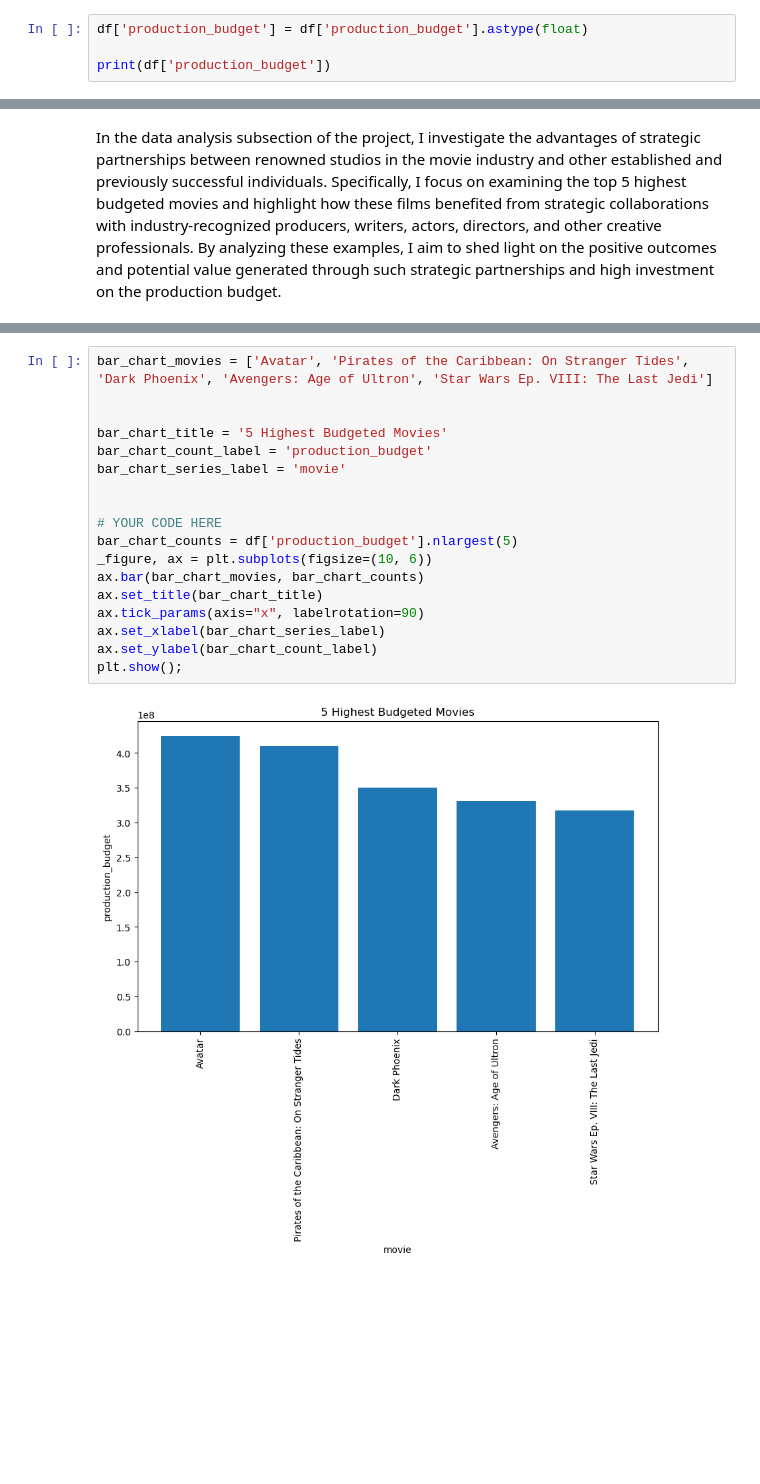
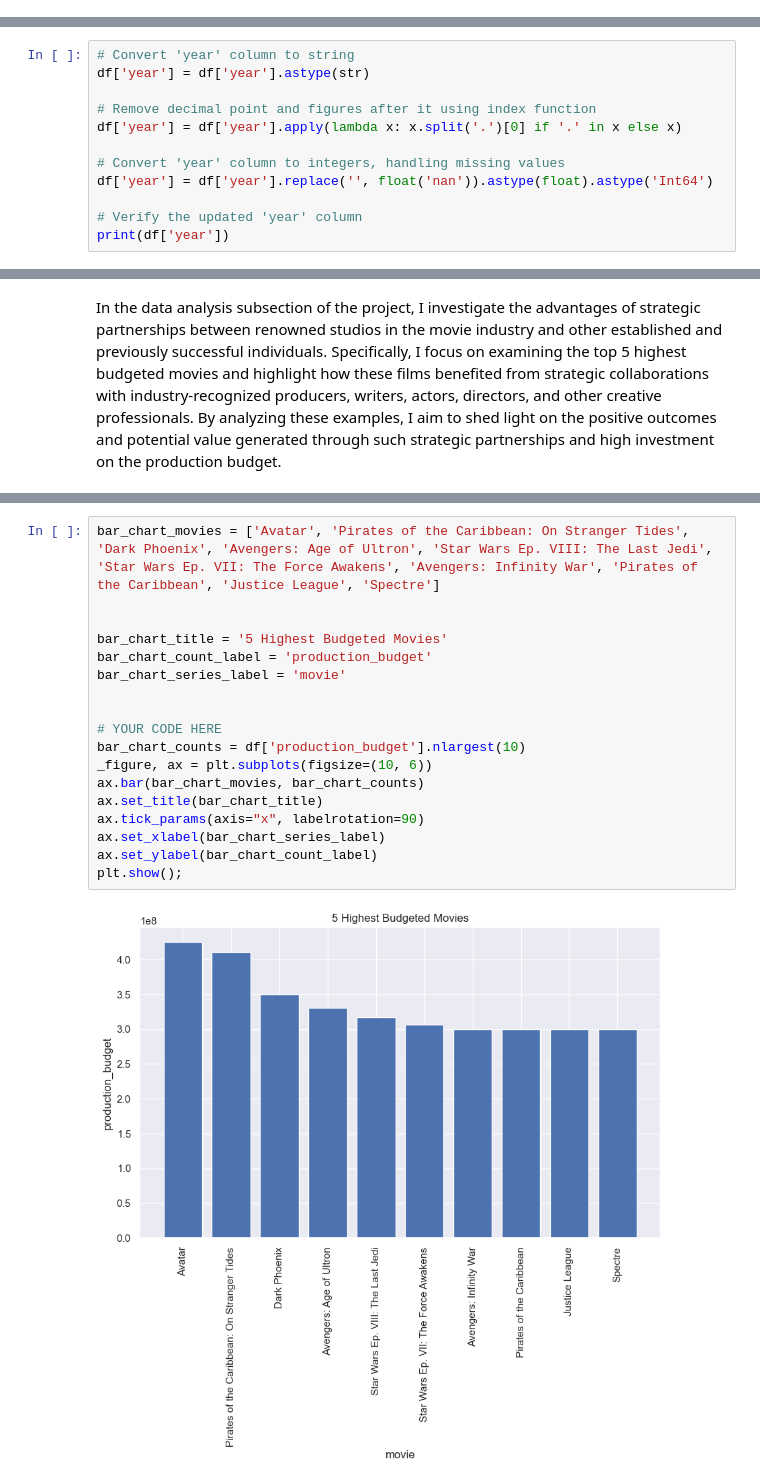
Before and after one commit to Wendy0001/EndofP1, a Jupyter notebook: NotebookP2.ipynb, the cells around one changed output, grey strips where cells are left out. Saved outputs shown, nothing was run; the diff lists cells and outputs as text; blank space fills up the shorter version.

```diff
--- a/NotebookP2.ipynb
+++ b/NotebookP2.ipynb
@@ -577,4 +468,0 @@ df.head()
-# %%
-df['production_budget'] = df['production_budget'].astype(float)
-
-print(df['production_budget'])
@@ -595,0 +486,12 @@ DATA ANALYSIS
+# %%
+# Convert 'year' column to string
+df['year'] = df['year'].astype(str)
+
+# Remove decimal point and figures after it using index function
+df['year'] = df['year'].apply(lambda x: x.split('.')[0] if '.' in x else x)
+
+# Convert 'year' column to integers, handling missing values
+df['year'] = df['year'].replace('', float('nan')).astype(float).astype('Int64')
+
+# Verify the updated 'year' column
+print(df['year'])
@@ -669,20 +573,20 @@ df.sort_values('production_budget', ascending=False).head(10)
 # %%
-bar_chart_movies = ['Avatar', 'Pirates of the Caribbean: On Stranger Tides', 'Dark Phoenix', 'Avengers: Age of Ultron', 'Star Wars Ep. VIII: The Last Jedi']
+bar_chart_movies = ['Avatar', 'Pirates of the Caribbean: On Stranger Tides', 'Dark Phoenix', 'Avengers: Age of Ultron', 'Star Wars Ep. VIII: The Last Jedi', 'Star Wars Ep. VII: The Force Awakens', 'Avengers: Infinity War', 'Pirates of the Caribbean', 'Justice League', 'Spectre']
 
 
 bar_chart_title = '5 Highest Budgeted Movies'
 bar_chart_count_label = 'production_budget'
 bar_chart_series_label = 'movie'
 
 
 # YOUR CODE HERE
-bar_chart_counts = df['production_budget'].nlargest(5)
+bar_chart_counts = df['production_budget'].nlargest(10)
 _figure, ax = plt.subplots(figsize=(10, 6))
 ax.bar(bar_chart_movies, bar_chart_counts)
 ax.set_title(bar_chart_title)
 ax.tick_params(axis="x", labelrotation=90)
 ax.set_xlabel(bar_chart_series_label)
 ax.set_ylabel(bar_chart_count_label)
 plt.show();
 # %% [output]
-[figure, old version]
+[figure, new version]
```
Also changed, not shown: parts of 26 cells of this notebook.
